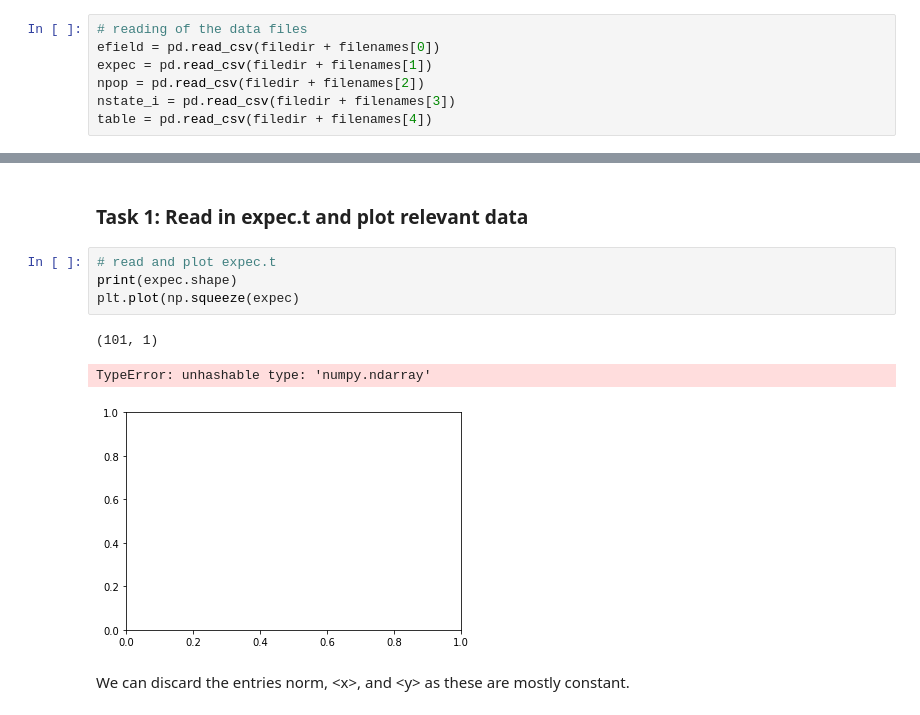
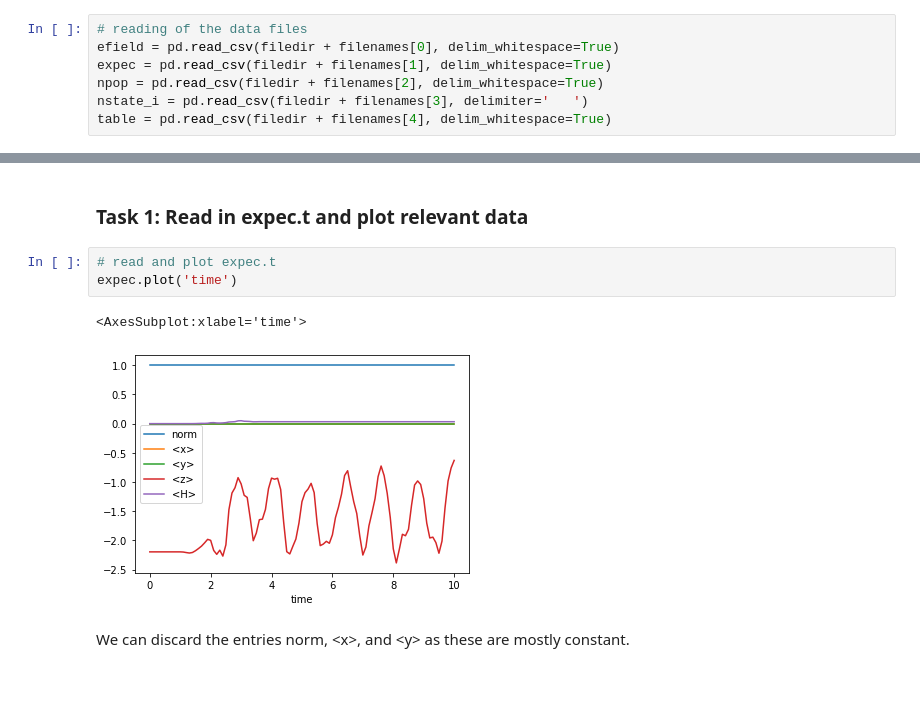
Before and after one commit to Aerl/Team6ScientificSoftware, a Jupyter notebook: src/notebook_unit1.ipynb, the cells around one changed output, grey strips where cells are left out. Saved outputs shown, nothing was run; the diff lists cells and outputs as text; blank space fills up the shorter version.

```diff
--- a/src/notebook_unit1.ipynb
+++ b/src/notebook_unit1.ipynb
@@ -19,11 +19,11 @@ filenames = ('efield.t', 'expec.t', 'npop.t', 'nstate_i.t', 'table.dat')
 filedir = '../data/'
 # %%
 # reading of the data files
-efield = pd.read_csv(filedir + filenames[0])
-expec = pd.read_csv(filedir + filenames[1])
-npop = pd.read_csv(filedir + filenames[2])
-nstate_i = pd.read_csv(filedir + filenames[3])
-table = pd.read_csv(filedir + filenames[4])
+efield = pd.read_csv(filedir + filenames[0], delim_whitespace=True)
+expec = pd.read_csv(filedir + filenames[1], delim_whitespace=True)
+npop = pd.read_csv(filedir + filenames[2], delim_whitespace=True)
+nstate_i = pd.read_csv(filedir + filenames[3], delimiter='   ')
+table = pd.read_csv(filedir + filenames[4], delim_whitespace=True)
 # %% [markdown]
 # Statistical analysis
 
@@ -34,12 +34,10 @@ Here we would want to do everything with pandas and leave the data in a datafram
 ### Task 1: Read in expec.t and plot relevant data
 # %%
 # read and plot expec.t
-print(expec.shape)
-plt.plot(np.squeeze(expec)
+expec.plot('time')
 # %% [output]
-(101, 1)
+<AxesSubplot:xlabel='time'>
-TypeError: unhashable type: 'numpy.ndarray'
-[figure, old version]
+[figure, new version]
 # %% [markdown]
 We can discard the entries norm, \<x>, and \<y> as these are mostly constant.
 # %%
```
